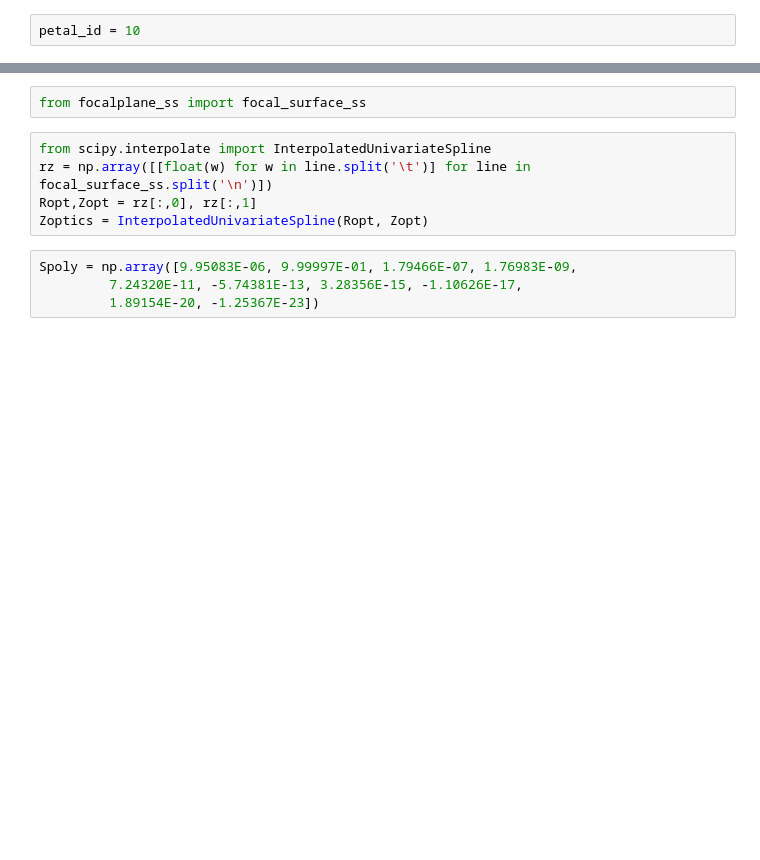
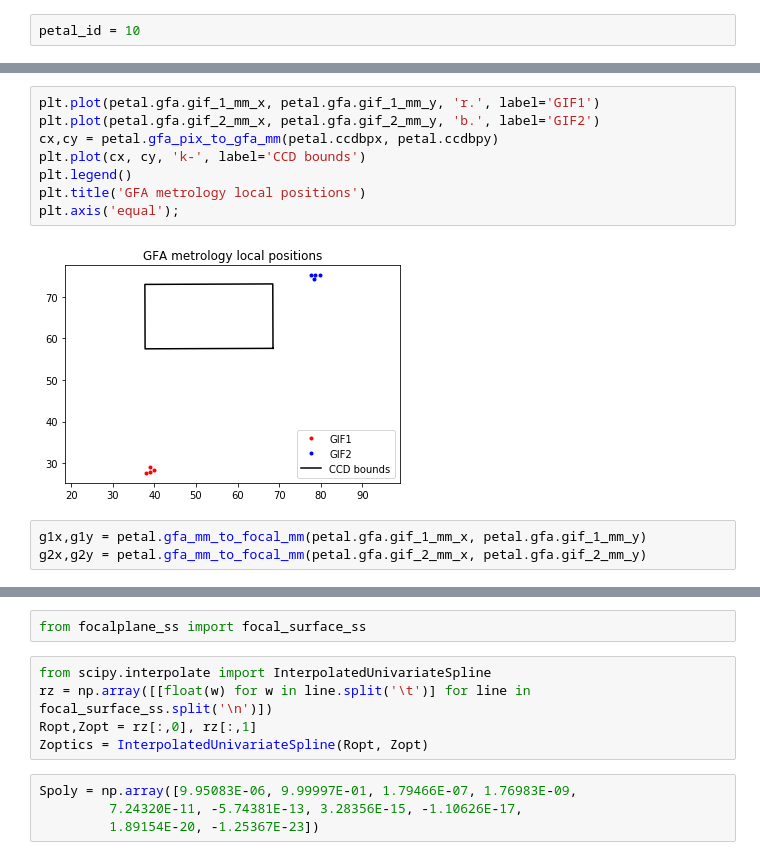
Before and after one commit to dstndstn/desi-commish, a Jupyter notebook: gif-fif.ipynb, the cells around one changed output, grey strips where cells are left out. Saved outputs shown, nothing was run; the diff lists cells and outputs as text; blank space fills up the shorter version.

```diff
--- a/gif-fif.ipynb
+++ b/gif-fif.ipynb
@@ -287,0 +40,13 @@ r1tan,d1tan = sip.wcstan.pixelxy2radec(np.zeros_like(yy) + 2048, yy)
+# %%
+plt.plot(petal.gfa.gif_1_mm_x, petal.gfa.gif_1_mm_y, 'r.', label='GIF1')
+plt.plot(petal.gfa.gif_2_mm_x, petal.gfa.gif_2_mm_y, 'b.', label='GIF2')
+cx,cy = petal.gfa_pix_to_gfa_mm(petal.ccdbpx, petal.ccdbpy)
+plt.plot(cx, cy, 'k-', label='CCD bounds')
+plt.legend()
+plt.title('GFA metrology local positions')
+plt.axis('equal');
+# %% [output]
+[figure, added]
+# %%
+g1x,g1y = petal.gfa_mm_to_focal_mm(petal.gfa.gif_1_mm_x, petal.gfa.gif_1_mm_y)
+g2x,g2y = petal.gfa_mm_to_focal_mm(petal.gfa.gif_2_mm_x, petal.gfa.gif_2_mm_y)
```
Also changed, not shown: parts of 64 cells of this notebook, 2 other files.
